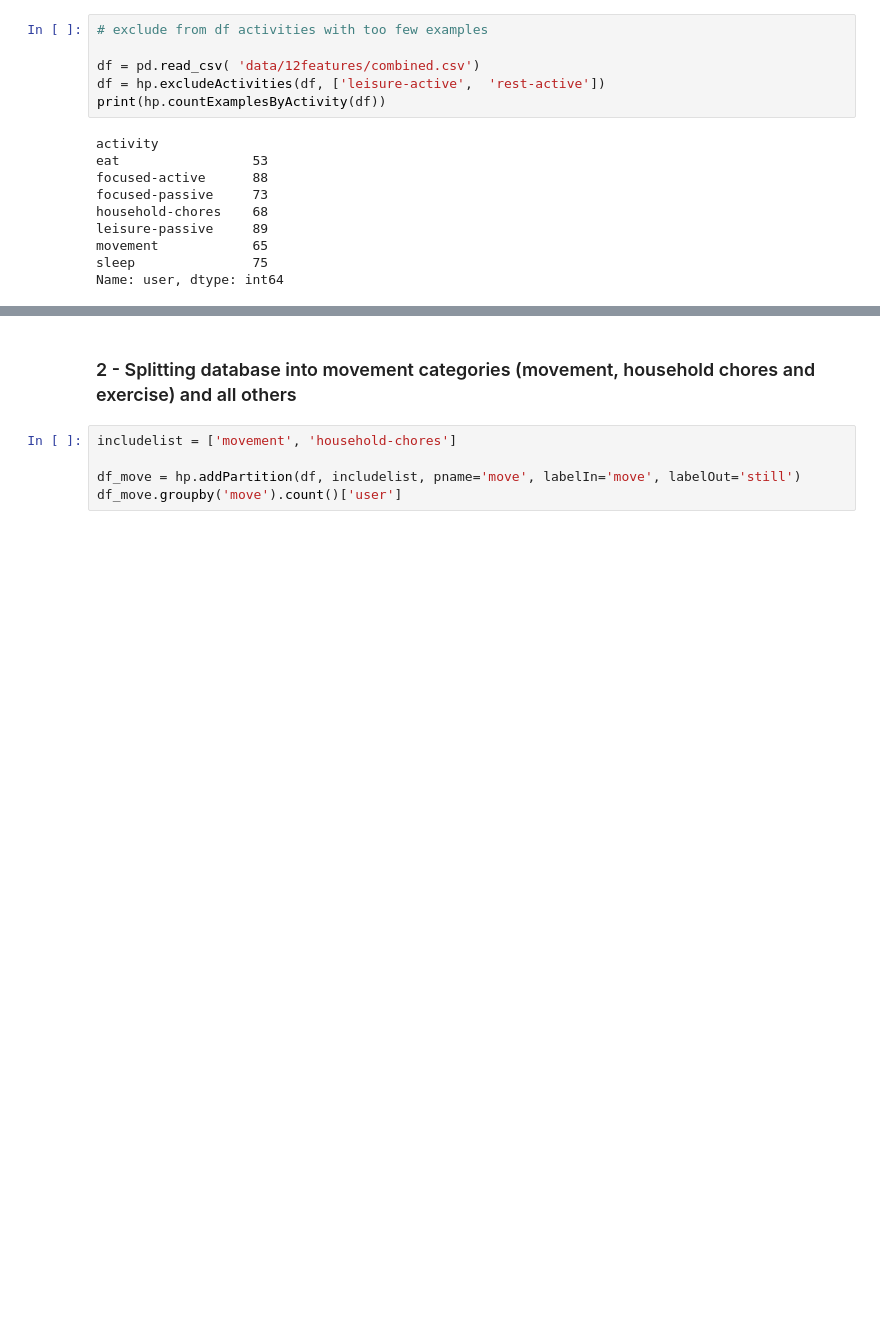
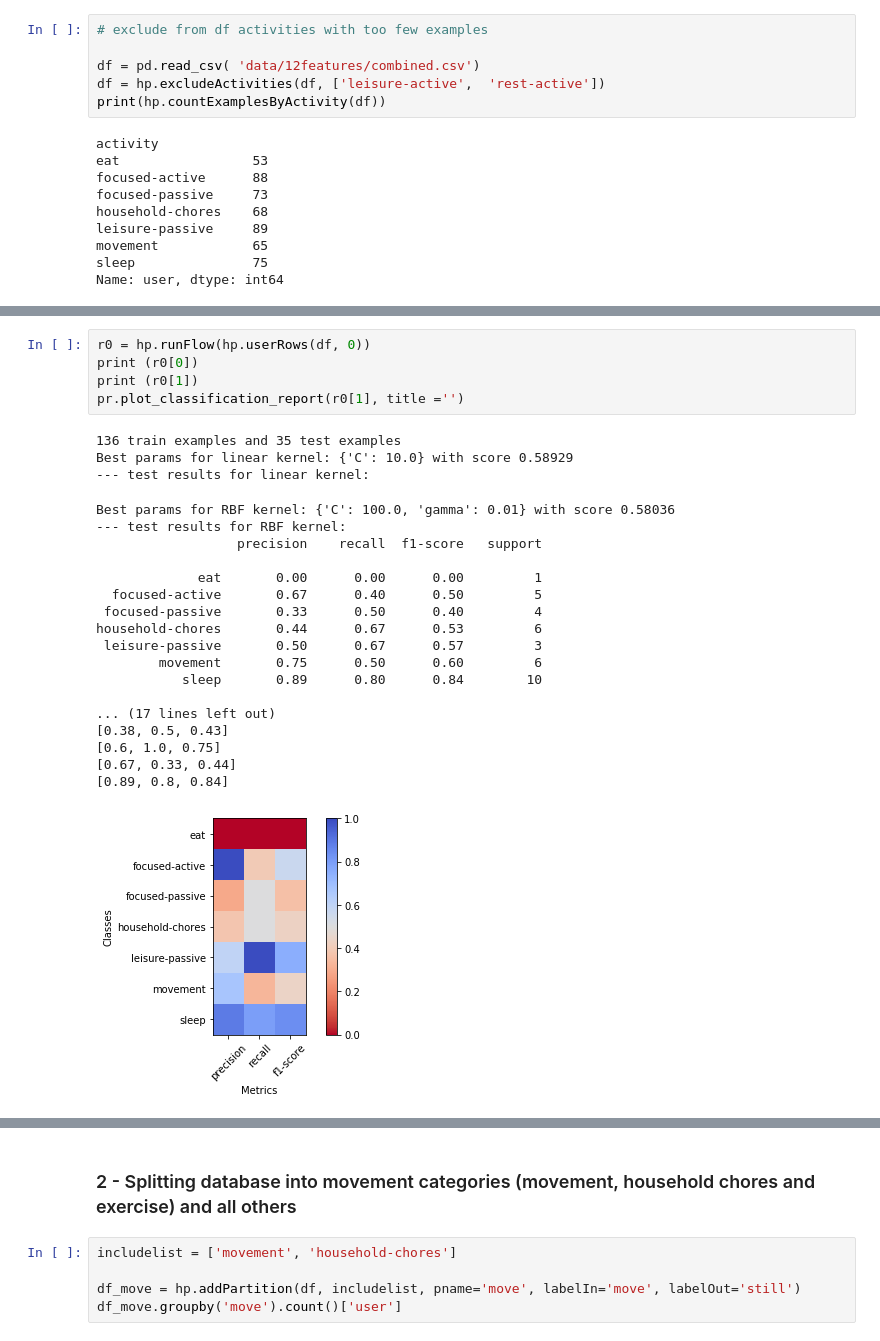
Before and after one commit to jucc/HeRV_analysis, a Jupyter notebook: HeRV_classification.ipynb, the cells around one changed output, grey strips where cells are left out. Drawn from its saved outputs; the diff is of its cells as text; blank space fills up the shorter version.

```diff
--- a/HeRV_classification.ipynb
+++ b/HeRV_classification.ipynb
@@ -172,0 +229,27 @@ Name: user, dtype: int64
+# %%
+r0 = hp.runFlow(hp.userRows(df, 0))
+print (r0[0])
+print (r0[1])
+pr.plot_classification_report(r0[1], title ='')
+# %% [output]
+136 train examples and 35 test examples
+Best params for linear kernel: {'C': 10.0} with score 0.58929
+--- test results for linear kernel:
+Best params for RBF kernel: {'C': 100.0, 'gamma': 0.01} with score 0.58036
+--- test results for RBF kernel:
+                  precision    recall  f1-score   support
+
+             eat       0.00      0.00      0.00         1
+  focused-active       0.67      0.40      0.50         5
+ focused-passive       0.33      0.50      0.40         4
+household-chores       0.44      0.67      0.53         6
+ leisure-passive       0.50      0.67      0.57         3
+        movement       0.75      0.50      0.60         6
+           sleep       0.89      0.80      0.84        10
+
+... (17 lines left out)
+[0.38, 0.5, 0.43]
+[0.6, 1.0, 0.75]
+[0.67, 0.33, 0.44]
+[0.89, 0.8, 0.84]
+[figure, added]
```
Also changed, not shown: parts of 43 cells of this notebook, 2 other files.
